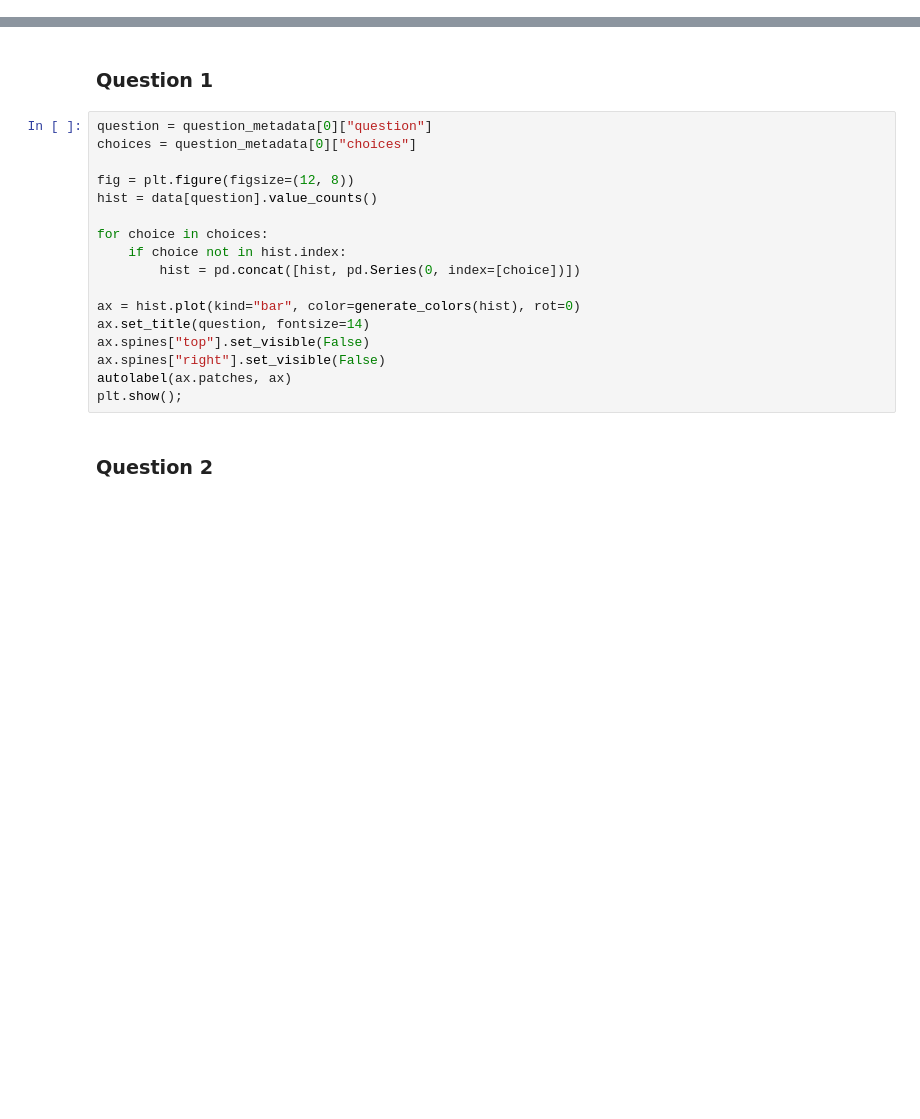
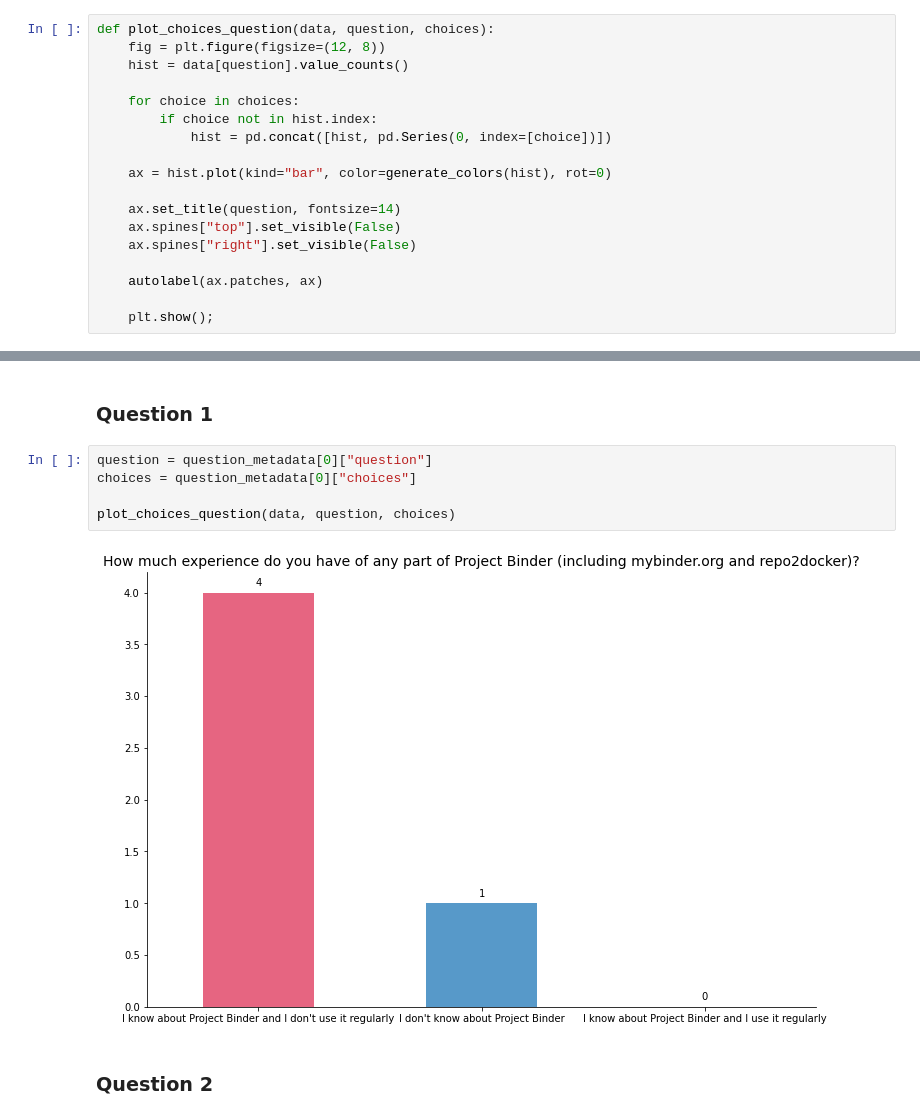
Before and after one commit to sgibson91/ssi-fellowship, a Jupyter notebook: cw22-survey/code/analysis/analyse-survey-results.ipynb, the cells around one changed output, grey strips where cells are left out. Drawn from its saved outputs; the diff is of its cells as text; blank space fills up the shorter version.

Commit message:
Create functions for plotting choice and scale type questions

```diff
--- a/cw22-survey/code/analysis/analyse-survey-results.ipynb
+++ b/cw22-survey/code/analysis/analyse-survey-results.ipynb
@@ -24,3 +24,21 @@ def autolabel(rects, ax):
             ha="center",
             va="bottom",
         )
+# %%
+def plot_choices_question(data, question, choices):
+    fig = plt.figure(figsize=(12, 8))
+    hist = data[question].value_counts()
+
+    for choice in choices:
+        if choice not in hist.index:
+            hist = pd.concat([hist, pd.Series(0, index=[choice])])
+
+    ax = hist.plot(kind="bar", color=generate_colors(hist), rot=0)
+
+    ax.set_title(question, fontsize=14)
+    ax.spines["top"].set_visible(False)
+    ax.spines["right"].set_visible(False)
+
+    autolabel(ax.patches, ax)
+
+    plt.show();
@@ -41,20 +89,10 @@ data = pd.read_csv(data_filepath, index_col="Voter")
 # %%
 question = question_metadata[0]["question"]
 choices = question_metadata[0]["choices"]
 
-fig = plt.figure(figsize=(12, 8))
-hist = data[question].value_counts()
-
-for choice in choices:
-    if choice not in hist.index:
-        hist = pd.concat([hist, pd.Series(0, index=[choice])])
-
-ax = hist.plot(kind="bar", color=generate_colors(hist), rot=0)
-ax.set_title(question, fontsize=14)
-ax.spines["top"].set_visible(False)
-ax.spines["right"].set_visible(False)
-autolabel(ax.patches, ax)
-plt.show();
+plot_choices_question(data, question, choices)
+# %% [output]
+[figure, added]
 # %% [markdown]
 ### Question 2
 # %%
```
Also changed, not shown: parts of 5 cells of this notebook.
